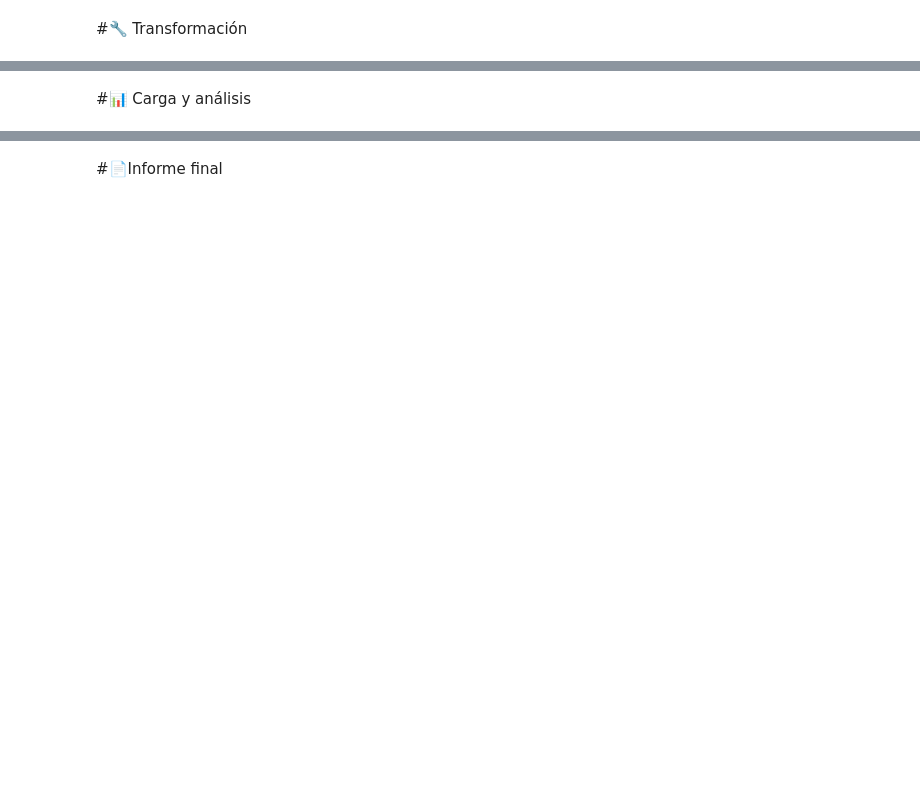
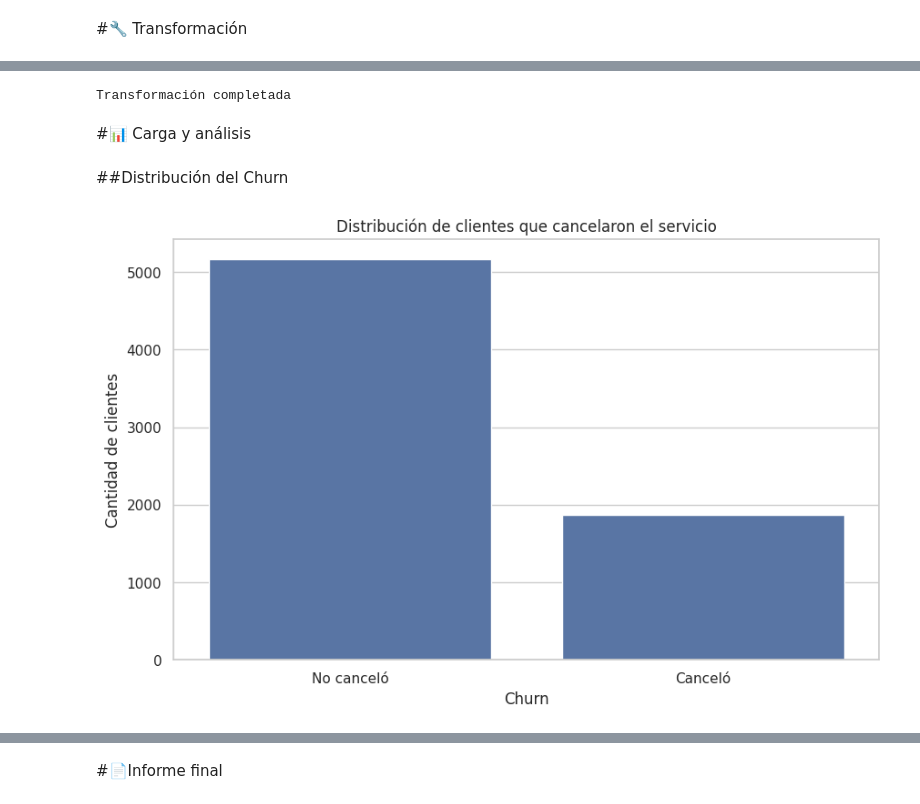
Before and after one commit to dmorganc14/Proyecto-Telecom-X, a Jupyter notebook: TelecomX_LATAM.ipynb, the cells around one changed output, grey strips where cells are left out. Drawn from its saved outputs; the diff is of its cells as text; code cells hidden in the pictures; blank space fills up the shorter version.

```diff
--- a/TelecomX_LATAM.ipynb
+++ b/TelecomX_LATAM.ipynb
@@ -6,0 +189,11 @@
+# %%
+# ==========================================================
+# LIMPIEZA DE DATOS
+# ==========================================================
+
+# Eliminamos duplicados si existen
+df.drop_duplicates(inplace=True)
+
+# Revisamos valores nulos
+print("Valores nulos por columna:\n")
+print(df.isnull().sum())
@@ -7,2 +218,36 @@
+# %%
+# ==========================================================
+# TRANSFORMACIÓN DE VARIABLES
+# ==========================================================
+
+# Convertimos Churn a variable binaria
+df["Churn"] = df["Churn"].map({"Yes":1, "No":0})
+
+# Convertimos TotalCharges a numérico
+df["account.Charges.Total"] = pd.to_numeric(df["account.Charges.Total"], errors="coerce")
+
+# Eliminamos nulos si existen
+df.dropna(inplace=True)
+
+print("Transformación completada")
+# %% [output]
+Transformación completada
 # %% [markdown]
 #📊 Carga y análisis
+# %% [markdown]
+##Distribución del Churn
+# %%
+# ==========================================================
+# DISTRIBUCIÓN DE CLIENTES QUE CANCELARON
+# ==========================================================
+
+sns.countplot(x="Churn", data=df)
+
+plt.title("Distribución de clientes que cancelaron el servicio")
+plt.xticks([0,1], ["No canceló","Canceló"])
+plt.xlabel("Churn")
+plt.ylabel("Cantidad de clientes")
+
+plt.show()
+# %% [output]
+[figure, added]
```
Also changed, not shown: parts of 11 cells of this notebook.
